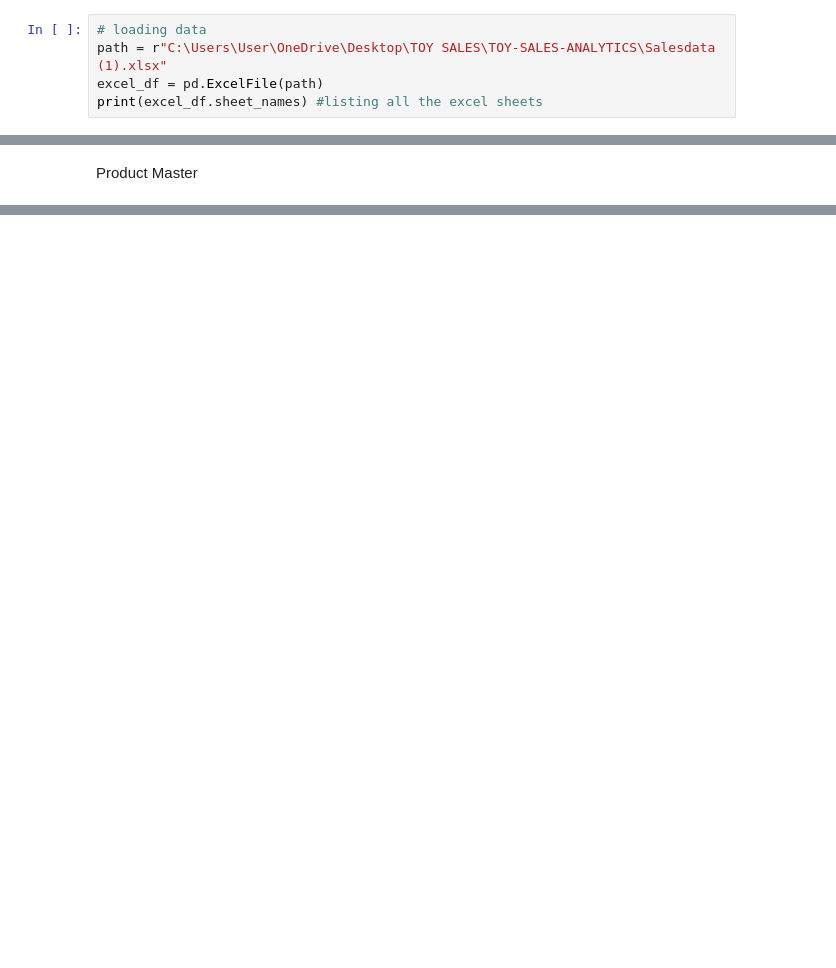
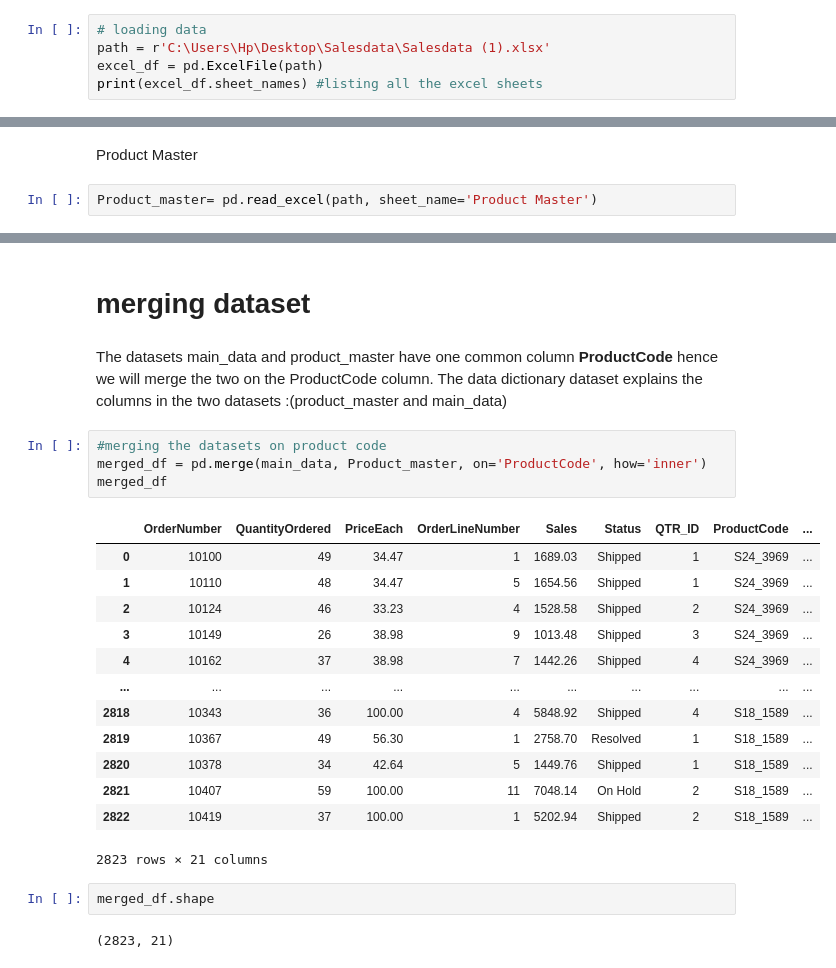
Before and after one commit to OjuokOchi/TOY-SALES-ANALYTICS, a Jupyter notebook: index.ipynb, the cells around one changed output, grey strips where cells are left out. Saved outputs shown, nothing was run; the diff lists cells and outputs as text; blank space fills up the shorter version.

Commit message:
Add files via upload
merged df

```diff
--- a/index.ipynb
+++ b/index.ipynb
@@ -5,7 +5,7 @@ import numpy as np
 import matplotlib.pyplot as plt
 # %%
 # loading data
-path = r"C:\Users\User\OneDrive\Desktop\TOY SALES\TOY-SALES-ANALYTICS\Salesdata (1).xlsx"
+path = r'C:\Users\Hp\Desktop\Salesdata\Salesdata (1).xlsx'
 excel_df = pd.ExcelFile(path)
 print(excel_df.sheet_names) #listing all the excel sheets
 # %% [output]
@@ -318,2 +368,4 @@ Data Dictionary
 # %% [markdown]
 Product Master
+# %%
+Product_master= pd.read_excel(path, sheet_name='Product Master')
@@ -319,0 +388,27 @@ Product Master
+# %% [markdown]
+# merging dataset
+# %% [markdown]
+The datasets main_data and product_master have one common column **ProductCode** hence we will merge the two on the ProductCode column.
+The data dictionary dataset explains the columns in the two datasets :(product_master and main_data)
+# %%
+#merging the datasets on product code
+merged_df = pd.merge(main_data, Product_master, on='ProductCode', how='inner')
+merged_df
+# %% [output]
+|  | OrderNumber | QuantityOrdered | PriceEach | OrderLineNumber | Sales | Status | QTR_ID | ProductCode | ... |
+| 0 | 10100 | 49 | 34.47 | 1 | 1689.03 | Shipped | 1 | S24_3969 | ... |
+| 1 | 10110 | 48 | 34.47 | 5 | 1654.56 | Shipped | 1 | S24_3969 | ... |
+| 2 | 10124 | 46 | 33.23 | 4 | 1528.58 | Shipped | 2 | S24_3969 | ... |
+| 3 | 10149 | 26 | 38.98 | 9 | 1013.48 | Shipped | 3 | S24_3969 | ... |
+| 4 | 10162 | 37 | 38.98 | 7 | 1442.26 | Shipped | 4 | S24_3969 | ... |
+| ... | ... | ... | ... | ... | ... | ... | ... | ... | ... |
+| 2818 | 10343 | 36 | 100.00 | 4 | 5848.92 | Shipped | 4 | S18_1589 | ... |
+| 2819 | 10367 | 49 | 56.30 | 1 | 2758.70 | Resolved | 1 | S18_1589 | ... |
+| 2820 | 10378 | 34 | 42.64 | 5 | 1449.76 | Shipped | 1 | S18_1589 | ... |
+| 2821 | 10407 | 59 | 100.00 | 11 | 7048.14 | On Hold | 2 | S18_1589 | ... |
+| 2822 | 10419 | 37 | 100.00 | 1 | 5202.94 | Shipped | 2 | S18_1589 | ... |
+2823 rows × 21 columns
+# %%
+merged_df.shape
+# %% [output]
+(2823, 21)
```
Also changed, not shown: parts of 13 cells of this notebook.
